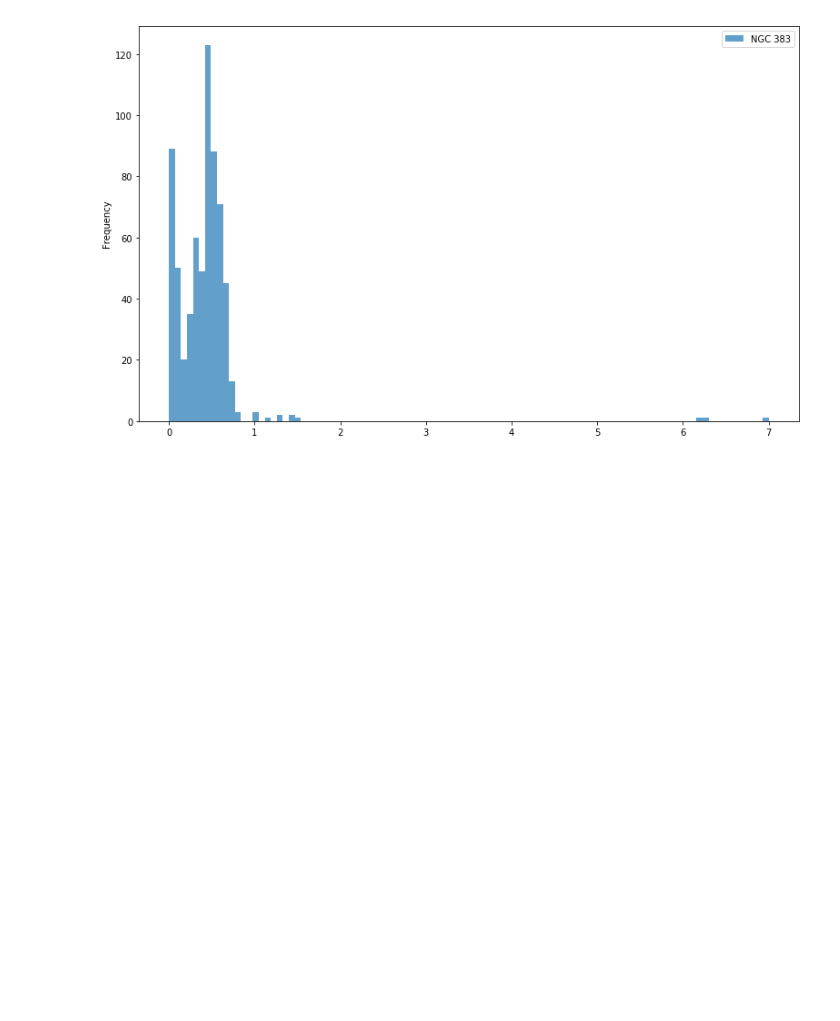
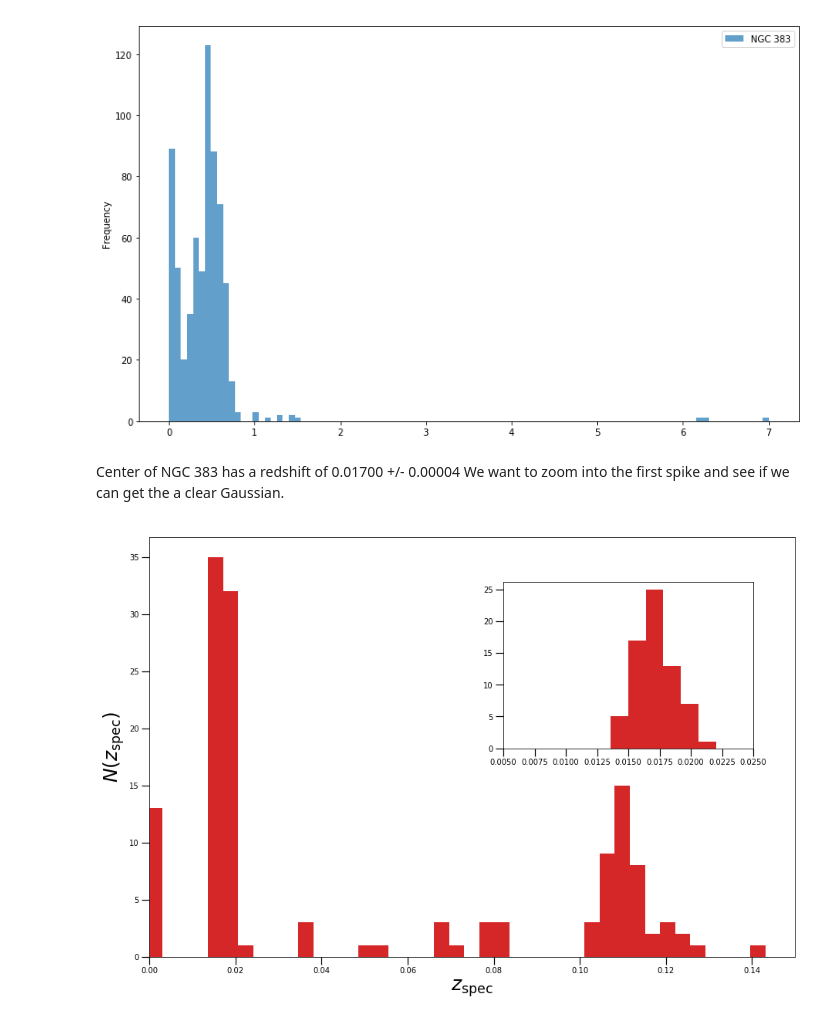
Before and after one commit to danbanan/Perseus-vs-background, a Jupyter notebook: ngc383-redshifts.ipynb, the cells around one changed output. Saved outputs shown, nothing was run; the diff lists cells and outputs as text; code cells hidden in the pictures; blank space fills up the shorter version.

Commit message:
added more detailed histogram

```diff
--- a/ngc383-redshifts.ipynb
+++ b/ngc383-redshifts.ipynb
@@ -59,6 +60,25 @@ ngc383_hist.plot.hist(alpha=0.7, figsize=(13,8), bins=100)
 # %% [output]
 <matplotlib.axes._subplots.AxesSubplot at 0x...>
 [figure]
+# %% [markdown]
+Center of NGC 383 has a redshift of 0.01700 +/- 0.00004
+We want to zoom into the first spike and see if we can get the a clear Gaussian.
+# %%
+z = ngc383['Redshift']
+fig = plt.figure(figsize=(15,10))
+plt.hist(z,bins=2000,color='C3')
+plt.xlim(0,0.15)
+plt.tick_params('both', length=10, width=1.2, which='major') # bigger axis ticks
+plt.xlabel('$z_\mathrm{spec}$',fontsize=25)
+plt.ylabel('$N(z_\mathrm{spec})$',fontsize=25)
+
+# insert subplot:
+a = plt.axes([.55, .5, .3, .3])
+plt.hist(z,bins=5000,color='C3')
+plt.xlim(0.005,0.025)
+plt.tick_params('both', length=10, width=1.2, which='major') # bigger axis ticks
+# %% [output]
+[figure, added]
 # %%
 # Export merged list
 ngc383.to_csv(r'./complete/ngc383.csv', index=False)
```
Also changed, not shown: parts of 1 cell of this notebook, 1 other file.
